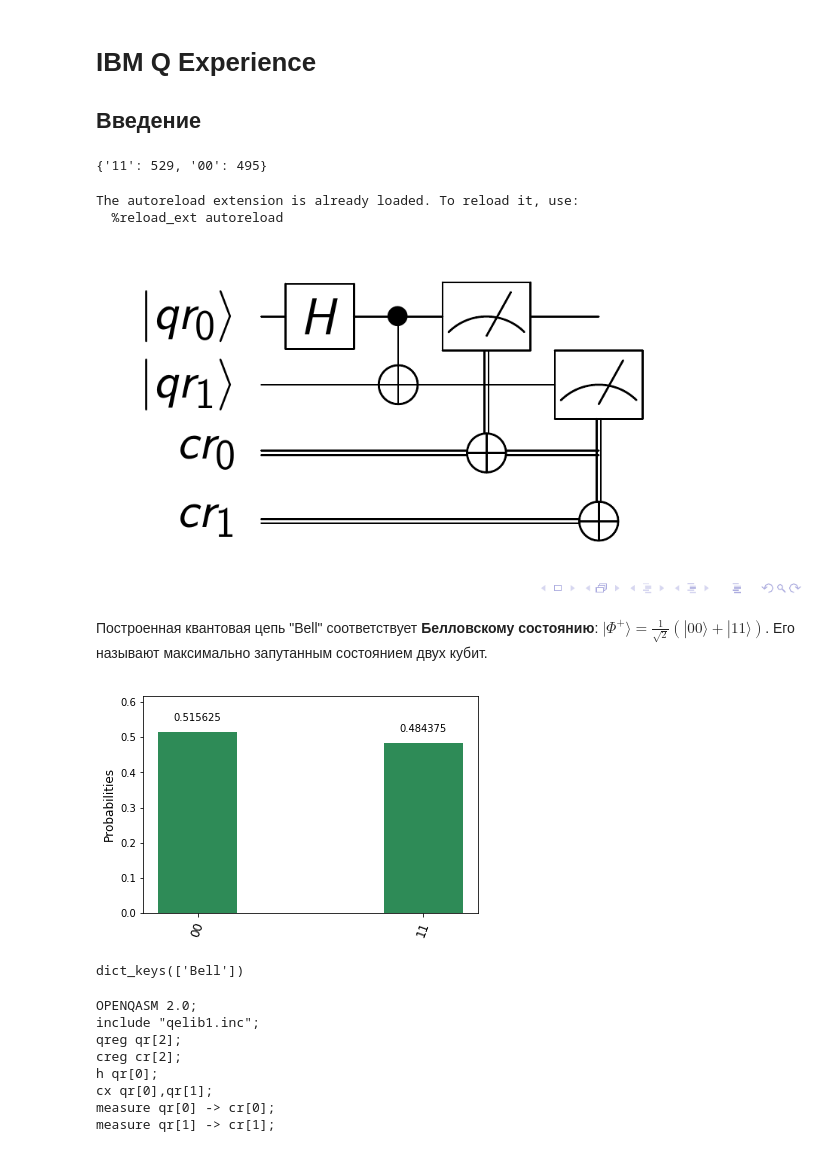
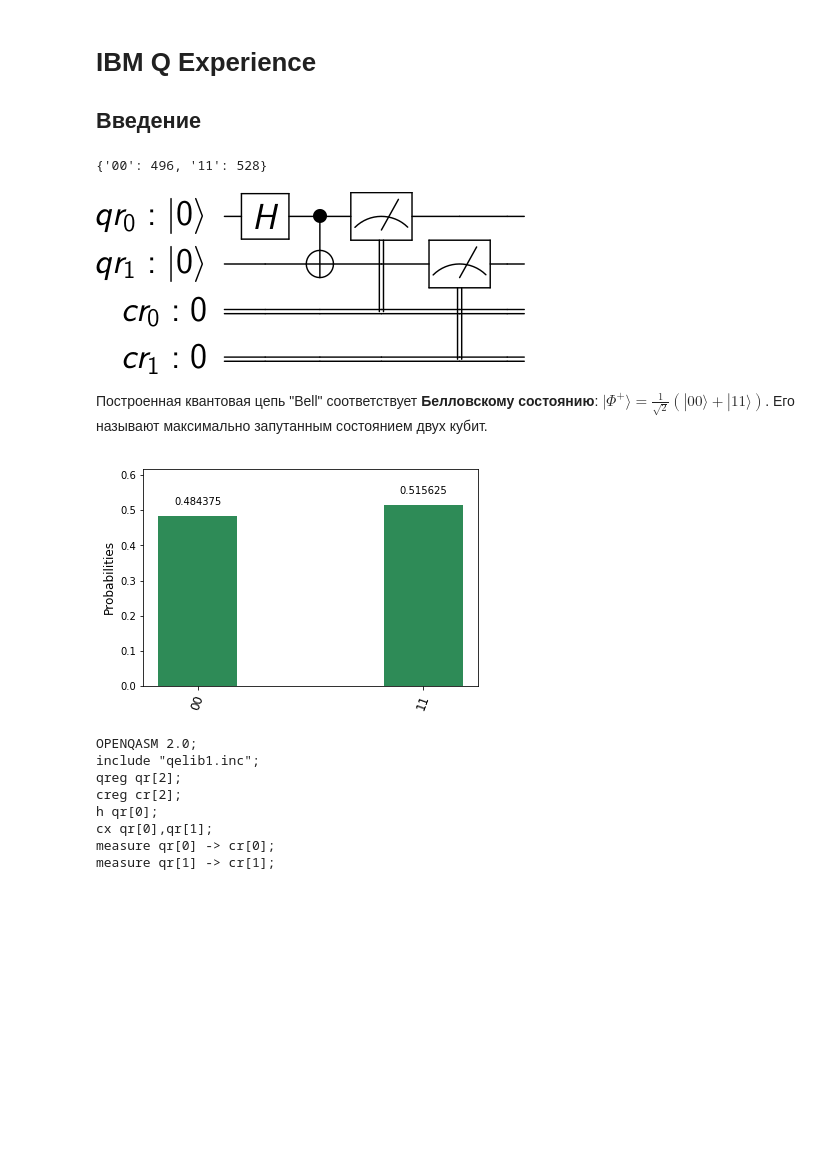
Before and after one commit to RQC-QApp/Seminars, a Jupyter notebook: 02_IBM_QISKit/ibm_intro.ipynb, the cells around one changed output. Drawn from its saved outputs; the diff is of its cells as text; code cells hidden in the pictures; blank space fills up the shorter version.

Commit message:
Up qiskit

```diff
--- a/02_IBM_QISKit/ibm_intro.ipynb
+++ b/02_IBM_QISKit/ibm_intro.ipynb
@@ -13,21 +13,20 @@
 # IBM Q Experience
 ## Введение
 # %%
-from qiskit import QuantumProgram
+# Подключаем необходимые методы/классы/etc.
+from qiskit import QuantumCircuit, ClassicalRegister, QuantumRegister
+from qiskit import execute
 
-# Создаём объект для квантовой программы.
-qp = QuantumProgram()
-
-# Теперь необходимо указать сколько нам понадобится квантовых регистров (кубит)
+# Указываем необходимое число квантовых регистров (кубитов)
 # и классических регистров.
 #
 # В обоих случаях указано 2. Помимо количества им присваиваются идентификаторы
 # в рамках программы `qp`: "qr" и "cr" соответственно.
-qr = qp.create_quantum_register("qr", 2)
-cr = qp.create_classical_register("cr", 2)
+qr = QuantumRegister(2, name="qr")
+cr = ClassicalRegister(2, name="cr")
 
 # Создаём квантовую цепь с квантовыми регистрами `qr`, классическими регистрами `cr` и называем её "Bell".
-qc = qp.create_circuit("Bell",[qr],[cr])
+qc = QuantumCircuit(qr, cr, name="Bell")
 
 # Начинаем добавлять различные гейты (операции над кубитами).
 #
@@ -38,31 +37,26 @@ qc = qp.create_circuit("Bell",[qr],[cr])
 qc.h(qr[0])
 # Controlled NOT (CNOT) гейт, который использует `qr[0]` кубит как управляющий, а кубит `qr[1]` как таргет.
 qc.cx(qr[0], qr[1])
-# Измерить нулевой кубит и записать измеренное значение в нулевой регистр.
-qc.measure(qr[0], cr[0])
-# Измерить `qr[1]` и записать в `cr[1]`.
-qc.measure(qr[1], cr[1])
+# Измерить кубиты и записать измеренные значения в классические регистры.
+qc.measure(qr, cr)
 
-# Запустить выполнение программы "Bell" на бэкэнде (дефолтно программы запускаются на симуляторе
-# "local_qasm_simulator").
-result = qp.execute("Bell")
+# Скомпилировать и запустить выполнение программы
+# "Bell" на бэкэнде "local_qasm_simulator".
+job_sim = execute(qc, "local_qasm_simulator")
+result = job_sim.result()
 
 # Посмотреть на результаты программы в виде "{'00': n1, '01': n2, ...}", где n1, n2, ... - число
 # соответствующих исходов.
 print(result.get_counts("Bell"))
 # %% [output]
-{'11': 529, '00': 495}
+{'00': 496, '11': 528}
 # %%
-%load_ext autoreload
-%autoreload 2
-import utils
+from qiskit.tools.visualization import circuit_drawer
 
 # Изобразим квантовую цепь, которая соответствует "Bell".
-utils.circuitImage(qc, utils.basis)
+circuit_drawer(qc)
 # %% [output]
-The autoreload extension is already loaded. To reload it, use:
-  %reload_ext autoreload
-[figure, old version]
+[figure, new version]
 # %% [markdown]
 Построенная квантовая цепь "Bell" соответствует <b>Белловскому состоянию</b>: $|\Phi^+\rangle = \frac{1}{\sqrt{2}}\left( |00\rangle + |11\rangle \right)$. Его называют максимально запутанным состоянием двух кубит.
 # %%
@@ -71,12 +65,7 @@ from qiskit.tools.visualization import plot_histogram
 # Гистограмма распределения исходов.
 plot_histogram(result.get_counts('Bell'))
 # %% [output]
-[figure, old version]
+[figure, new version]
-# %%
-# Чтобы посмотреть на названия квантовых цепей, которые есть в программе.
-qp.get_circuit_names()
-# %% [output]
-dict_keys(['Bell'])
 # %%
 # Посмотреть на программу в представлении OpenQASM - Open Quantum Assembly Language. Этот язык используется
 # для описания инструкций к квантовой машине.
```
Also changed, not shown: parts of 8 cells of this notebook, 5 other files.
